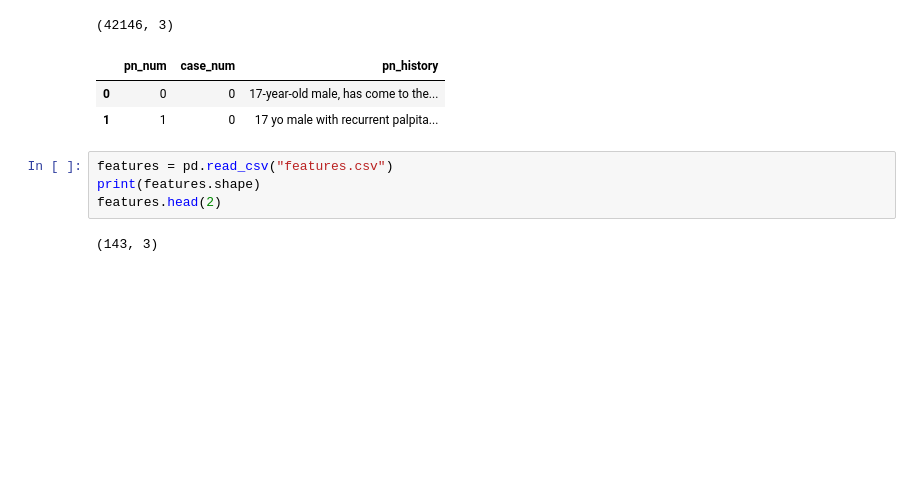
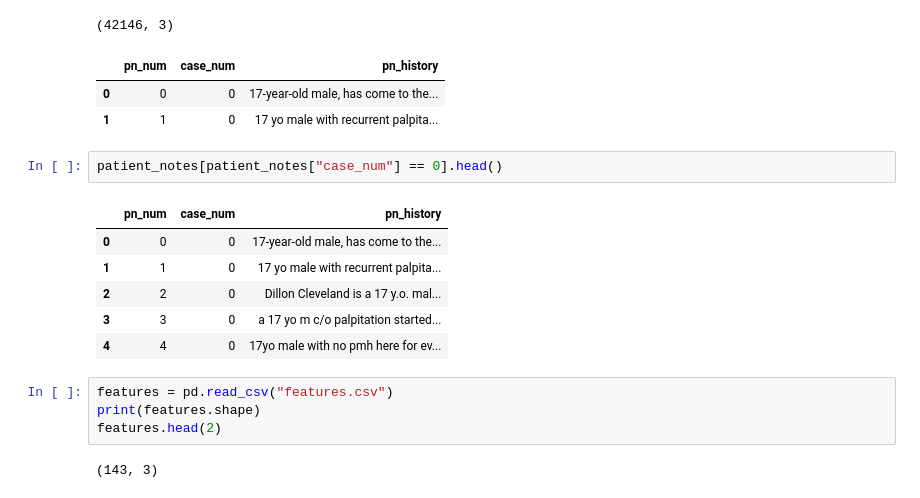
Before and after one commit to codeup-nlp-capstone/clinical_patient_notes, a Jupyter notebook: scott_nb.ipynb, the cells around one changed output. Cells and saved outputs as stored; diff of their text form; blank space fills up the shorter version.

```diff
--- a/scott_nb.ipynb
+++ b/scott_nb.ipynb
@@ -41,6 +41,15 @@ patient_notes.head(2)
 |  | pn_num | case_num | pn_history |
 | 0 | 0 | 0 | 17-year-old male, has come to the... |
 | 1 | 1 | 0 | 17 yo male with recurrent palpita... |
+# %%
+patient_notes[patient_notes["case_num"] == 0].head()
+# %% [output]
+|  | pn_num | case_num | pn_history |
+| 0 | 0 | 0 | 17-year-old male, has come to the... |
+| 1 | 1 | 0 | 17 yo male with recurrent palpita... |
+| 2 | 2 | 0 | Dillon Cleveland is a 17 y.o. mal... |
+| 3 | 3 | 0 | a 17 yo m c/o palpitation started... |
+| 4 | 4 | 0 | 17yo male with no pmh here for ev... |
 # %%
 features = pd.read_csv("features.csv")
 print(features.shape)
```
Also changed, not shown: parts of 17 cells of this notebook.
